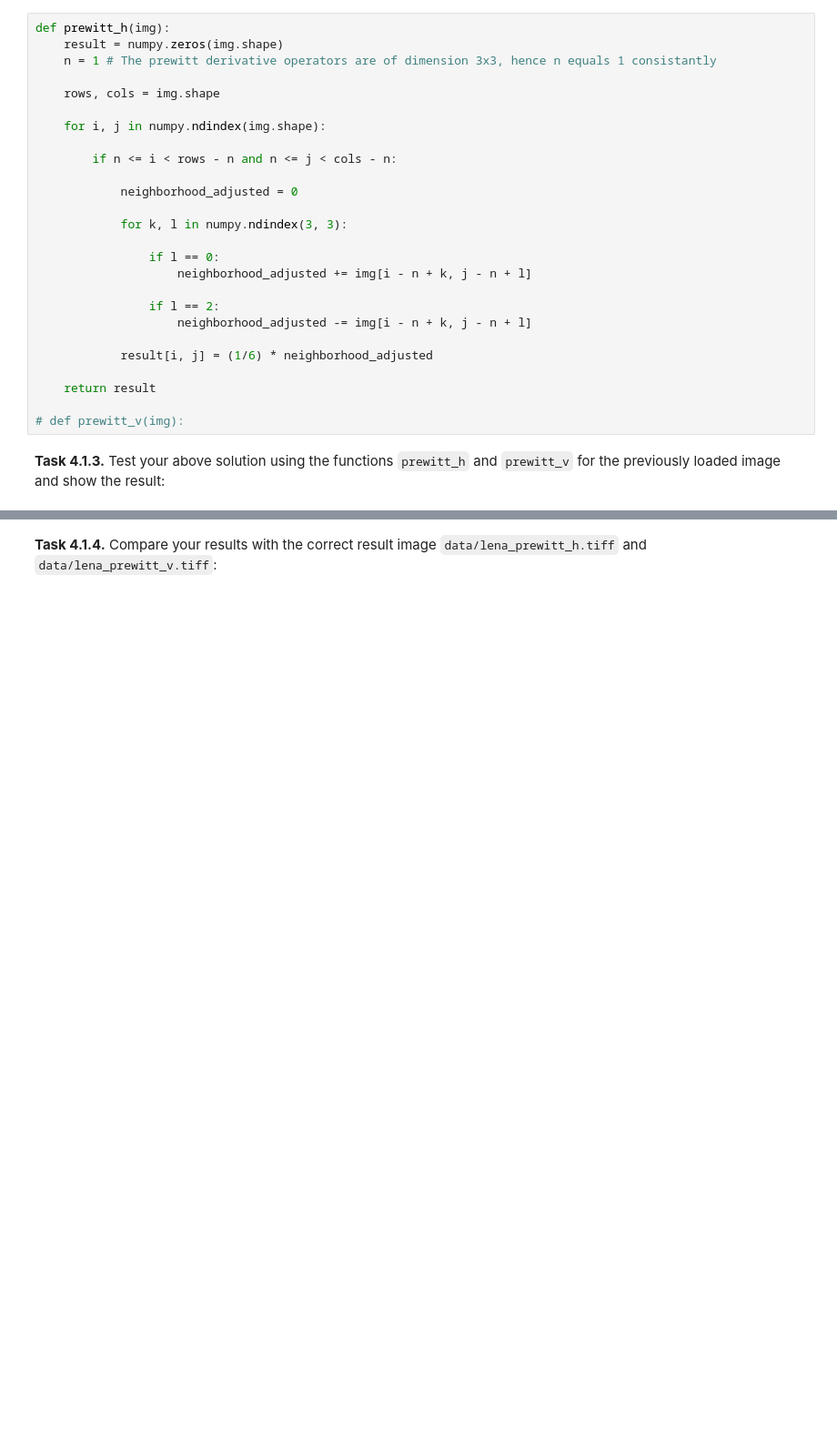
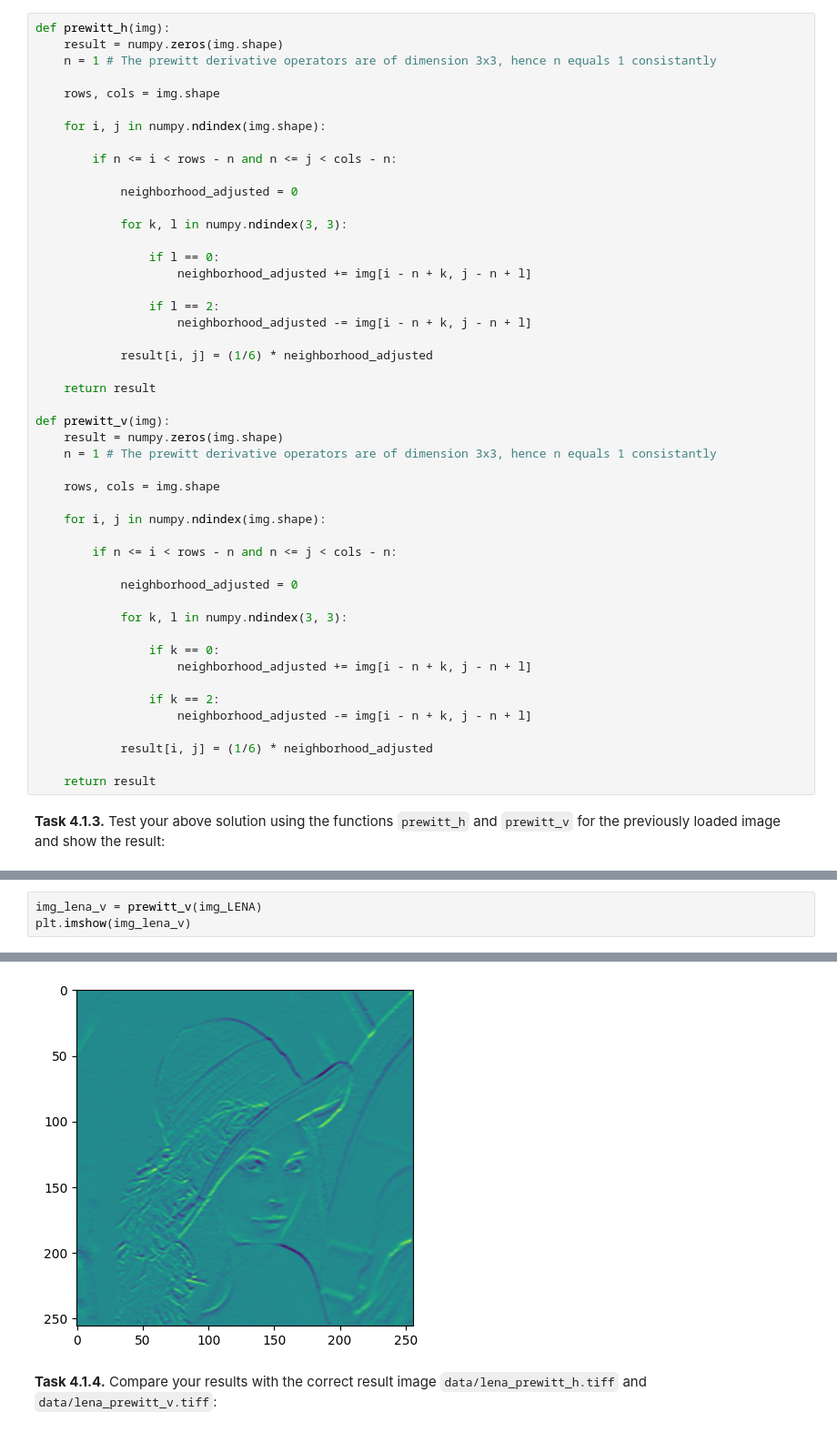
Before and after one commit to Recent-shneedle/mobi-fs3-python, a Jupyter notebook: task4.ipynb, the cells around one changed output, grey strips where cells are left out. Shown at 91% size. Saved outputs shown, nothing was run; the diff lists cells and outputs as text; blank space fills up the shorter version.

```diff
--- a/task4.ipynb
+++ b/task4.ipynb
@@ -42,6 +43,28 @@ def prewitt_h(img):
 
     return result
 
-# def prewitt_v(img):
+def prewitt_v(img):
+    result = numpy.zeros(img.shape)
+    n = 1 # The prewitt derivative operators are of dimension 3x3, hence n equals 1 consistantly
+
+    rows, cols = img.shape
+
+    for i, j in numpy.ndindex(img.shape):
+
+        if n <= i < rows - n and n <= j < cols - n:
+
+            neighborhood_adjusted = 0
+
+            for k, l in numpy.ndindex(3, 3):
+
+                if k == 0:
+                    neighborhood_adjusted += img[i - n + k, j - n + l]
+
+                if k == 2:
+                    neighborhood_adjusted -= img[i - n + k, j - n + l]
+
+            result[i, j] = (1/6) * neighborhood_adjusted
+
+    return result
 # %% [markdown]
 **<a id="#">Task 4.1.3.</a>** Test your above solution using the functions `prewitt_h` and `prewitt_v` for the previously loaded image and show the result:
@@ -47,0 +77,4 @@ def prewitt_h(img):
+# %%
+img_lena_v = prewitt_v(img_LENA)
+plt.imshow(img_lena_v)
+# %% [output]
@@ -48,2 +82,3 @@ def prewitt_h(img):
+[figure, added]
 # %% [markdown]
 **<a id="#">Task 4.1.4.</a>** Compare your results with the correct result image `data/lena_prewitt_h.tiff` and `data/lena_prewitt_v.tiff`:
```
Also changed, not shown: parts of 7 cells of this notebook, 1 other file.
